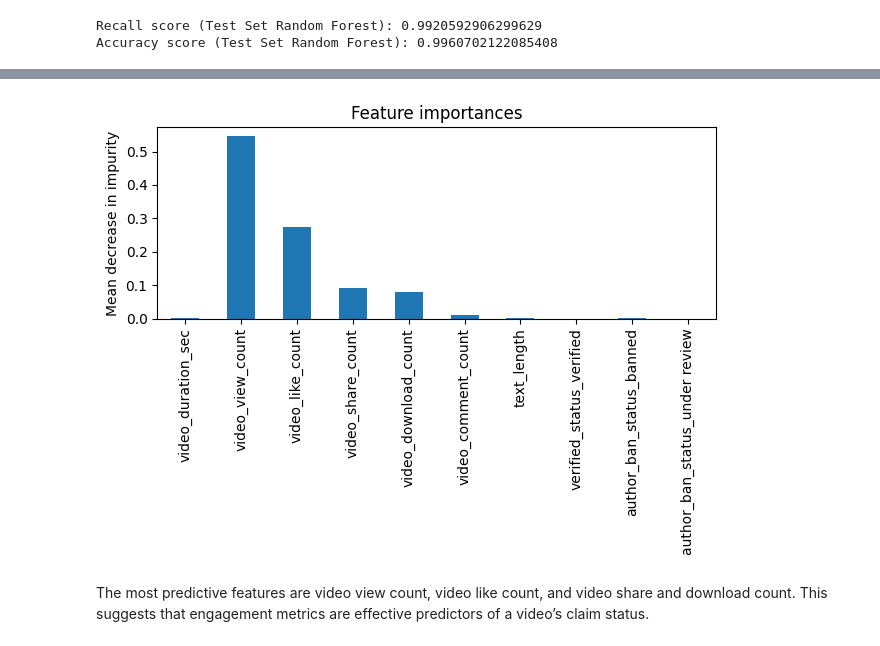
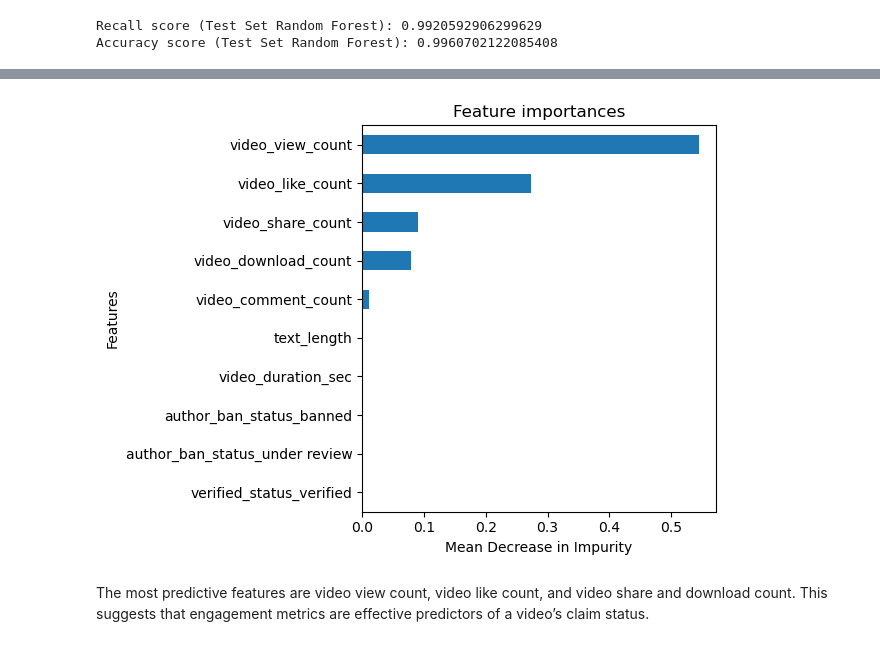
Before and after one commit to Cattleya517/tiktok_classification-Python-, a Jupyter notebook: tiktok_classification_project.ipynb, the cells around one changed output, grey strips where cells are left out. Cells and saved outputs as stored; diff of their text form; code cells hidden in the pictures.

```diff
--- a/tiktok_classification_project.ipynb
+++ b/tiktok_classification_project.ipynb
@@ -789,18 +789,20 @@ plt.show()
 # %%
 # Create feature importance plot
 importances = rf_cv.best_estimator_.feature_importances_
 rf_importances = pd.Series(importances, index=X_test.columns)
+rf_importances = rf_importances.sort_values(ascending=True)
 
 fig, ax = plt.subplots()
-rf_importances.plot.bar(ax=ax)
+rf_importances.plot.barh(ax=ax)
 ax.set_title('Feature importances')
-ax.set_ylabel('Mean decrease in impurity')
 
+ax.set_xlabel('Mean Decrease in Impurity')
+ax.set_ylabel('Features')
 plt.tight_layout()
 plt.savefig('Feature importances', dpi=300)
-fig.tight_layout()
+plt.show()
 # %% [output]
-[figure, old version]
+[figure, new version]
 # %% [markdown]
 The most predictive features are video view count, video like count, and video share and download count. This suggests that engagement metrics are effective predictors of a video’s claim status.
 # %% [markdown]
```
Also changed, not shown: parts of 14 cells of this notebook.
